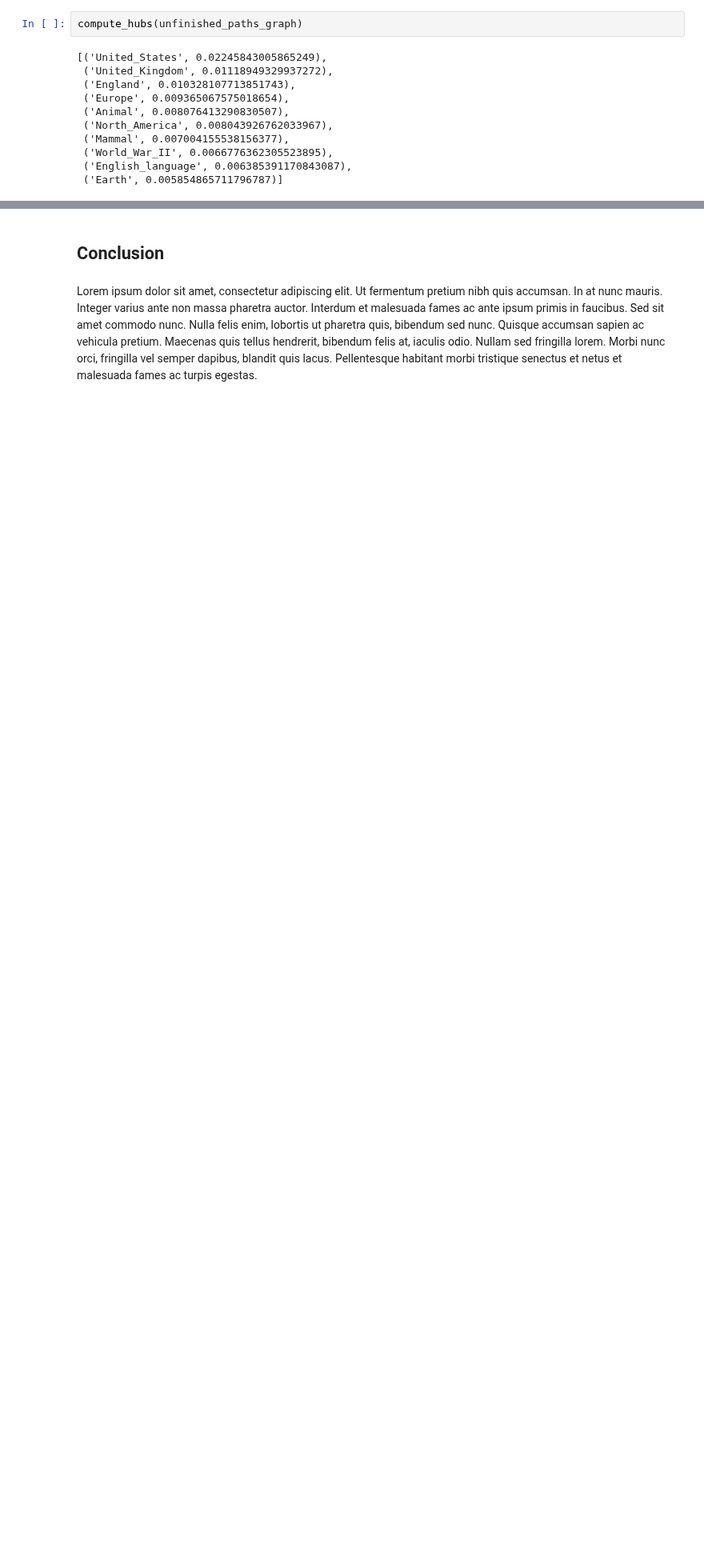
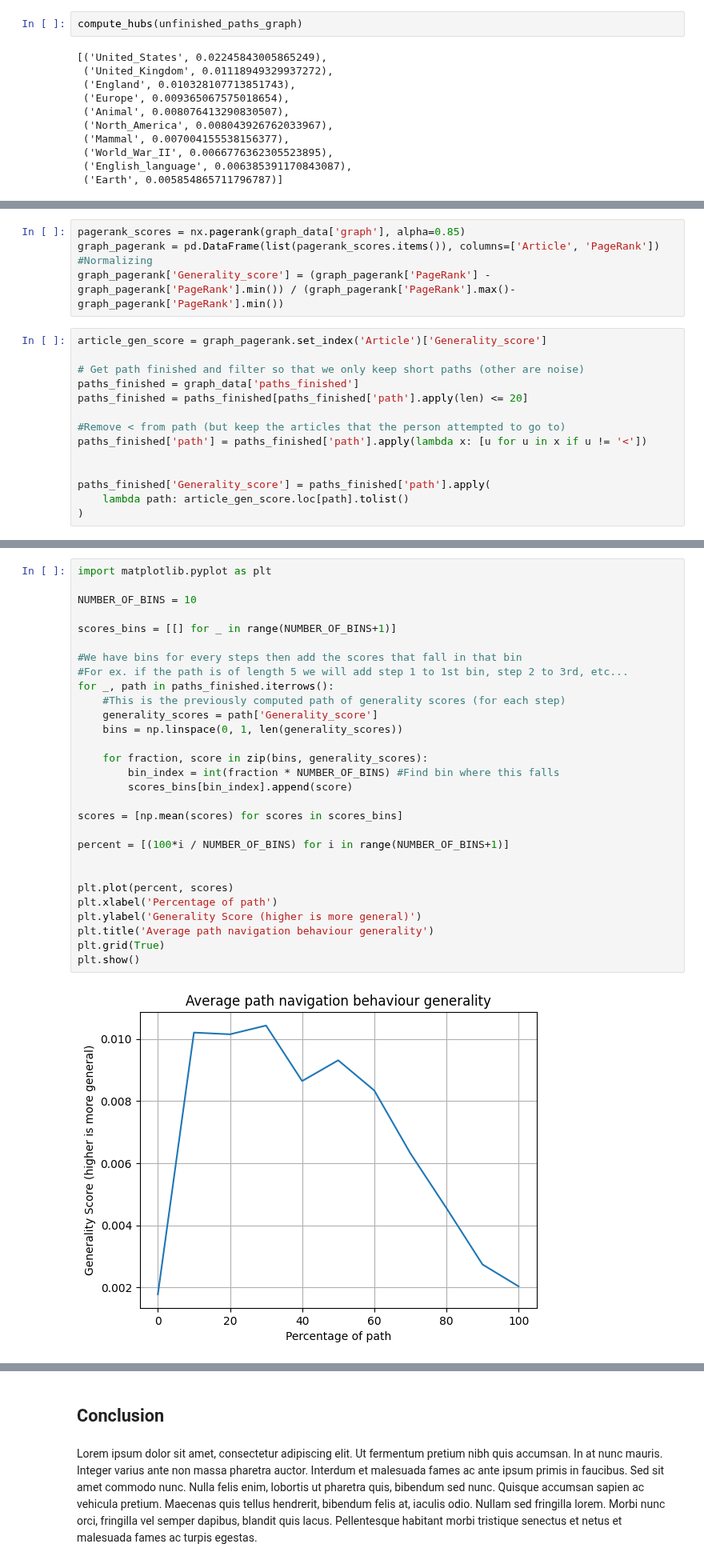
Before and after one commit to epfl-ada/ada-2024-project-5pack, a Jupyter notebook: analysis.ipynb, the cells around one changed output, grey strips where cells are left out. Shown at 80% size. Drawn from its saved outputs; the diff is of its cells as text; blank space fills up the shorter version.

```diff
--- a/analysis.ipynb
+++ b/analysis.ipynb
@@ -211,0 +215,19 @@ Lorem ipsum dolor sit amet, consectetur adipiscing elit. Ut fermentum pretium ni
+# %%
+pagerank_scores = nx.pagerank(graph_data['graph'], alpha=0.85)
+graph_pagerank = pd.DataFrame(list(pagerank_scores.items()), columns=['Article', 'PageRank'])
+#Normalizing
+graph_pagerank['Generality_score'] = (graph_pagerank['PageRank'] - graph_pagerank['PageRank'].min()) / (graph_pagerank['PageRank'].max()-graph_pagerank['PageRank'].min())
+# %%
+article_gen_score = graph_pagerank.set_index('Article')['Generality_score']
+
+# Get path finished and filter so that we only keep short paths (other are noise)
+paths_finished = graph_data['paths_finished']
+paths_finished = paths_finished[paths_finished['path'].apply(len) <= 20]
+
+#Remove < from path (but keep the articles that the person attempted to go to)
+paths_finished['path'] = paths_finished['path'].apply(lambda x: [u for u in x if u != '<'])
+
+
+paths_finished['Generality_score'] = paths_finished['path'].apply(
+    lambda path: article_gen_score.loc[path].tolist()
+)
@@ -211,0 +245,31 @@ Lorem ipsum dolor sit amet, consectetur adipiscing elit. Ut fermentum pretium ni
+# %%
+import matplotlib.pyplot as plt
+
+NUMBER_OF_BINS = 10
+
+scores_bins = [[] for _ in range(NUMBER_OF_BINS+1)]
+
+#We have bins for every steps then add the scores that fall in that bin
+#For ex. if the path is of length 5 we will add step 1 to 1st bin, step 2 to 3rd, etc...
+for _, path in paths_finished.iterrows():
+    #This is the previously computed path of generality scores (for each step)
+    generality_scores = path['Generality_score']
+    bins = np.linspace(0, 1, len(generality_scores))
+
+    for fraction, score in zip(bins, generality_scores):
+        bin_index = int(fraction * NUMBER_OF_BINS) #Find bin where this falls
+        scores_bins[bin_index].append(score)
+
+scores = [np.mean(scores) for scores in scores_bins]
+
+percent = [(100*i / NUMBER_OF_BINS) for i in range(NUMBER_OF_BINS+1)]
+
+
+plt.plot(percent, scores)
+plt.xlabel('Percentage of path')
+plt.ylabel('Generality Score (higher is more general)')
+plt.title('Average path navigation behaviour generality')
+plt.grid(True)
+plt.show()
+# %% [output]
+[figure, added]
```
Also changed, not shown: parts of 20 cells of this notebook.
